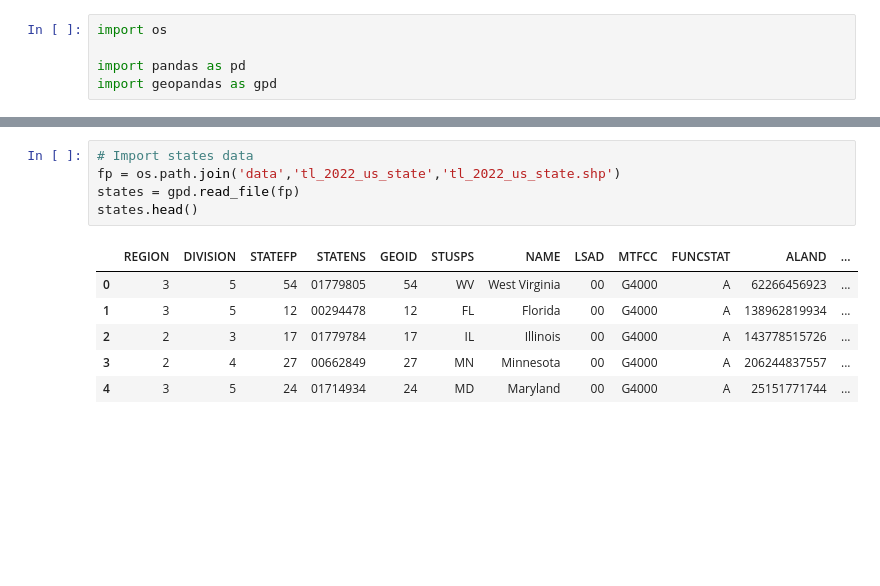
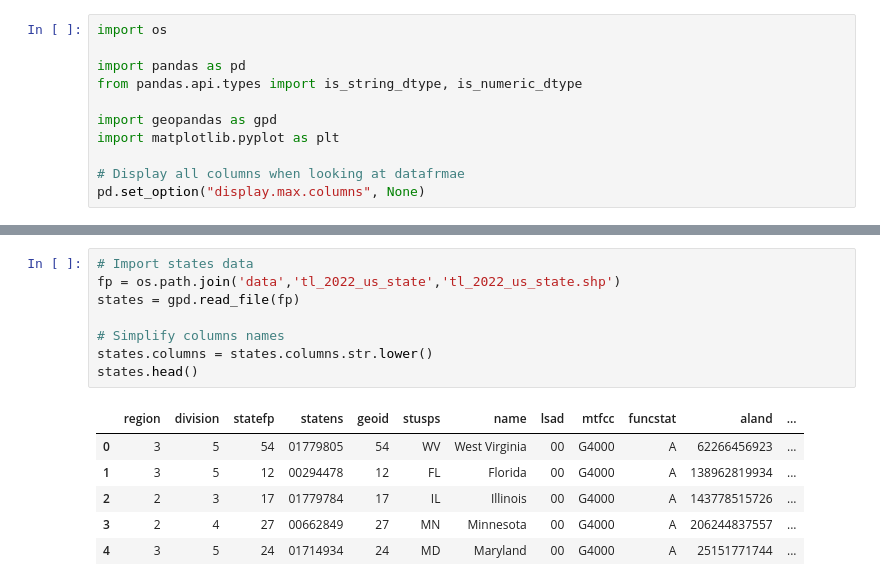
Before and after one commit to lucianbluescher/eds220-2025-in-class., a Jupyter notebook: week5-code-streamlining.ipynb, the cells around one changed output, grey strips where cells are left out. Drawn from its saved outputs; the diff is of its cells as text; blank space fills up the shorter version.

```diff
--- a/week5-code-streamlining.ipynb
+++ b/week5-code-streamlining.ipynb
@@ -2,7 +12,13 @@
 import os
 
 import pandas as pd
+from pandas.api.types import is_string_dtype, is_numeric_dtype
+
 import geopandas as gpd
+import matplotlib.pyplot as plt
+
+# Display all columns when looking at datafrmae
+pd.set_option("display.max.columns", None)
 # %%
 # Import power plants data
 URL = 'https://raw.githubusercontent.com/carmengg/eds-220-book/refs/heads/main/data/power_plants_epsg4269.csv'
@@ -11,10 +38,13 @@ power_plants.head()
 # %%
 # Import states data
 fp = os.path.join('data','tl_2022_us_state','tl_2022_us_state.shp')
 states = gpd.read_file(fp)
+
+# Simplify columns names
+states.columns = states.columns.str.lower()
 states.head()
 # %% [output]
-|  | REGION | DIVISION | STATEFP | STATENS | GEOID | STUSPS | NAME | LSAD | MTFCC | FUNCSTAT | ALAND | ... |
+|  | region | division | statefp | statens | geoid | stusps | name | lsad | mtfcc | funcstat | aland | ... |
 | 0 | 3 | 5 | 54 | 01779805 | 54 | WV | West Virginia | 00 | G4000 | A | 62266456923 | ... |
 | 1 | 3 | 5 | 12 | 00294478 | 12 | FL | Florida | 00 | G4000 | A | 138962819934 | ... |
 | 2 | 2 | 3 | 17 | 01779784 | 17 | IL | Illinois | 00 | G4000 | A | 143778515726 | ... |
```
Also changed, not shown: parts of 18 cells of this notebook.
